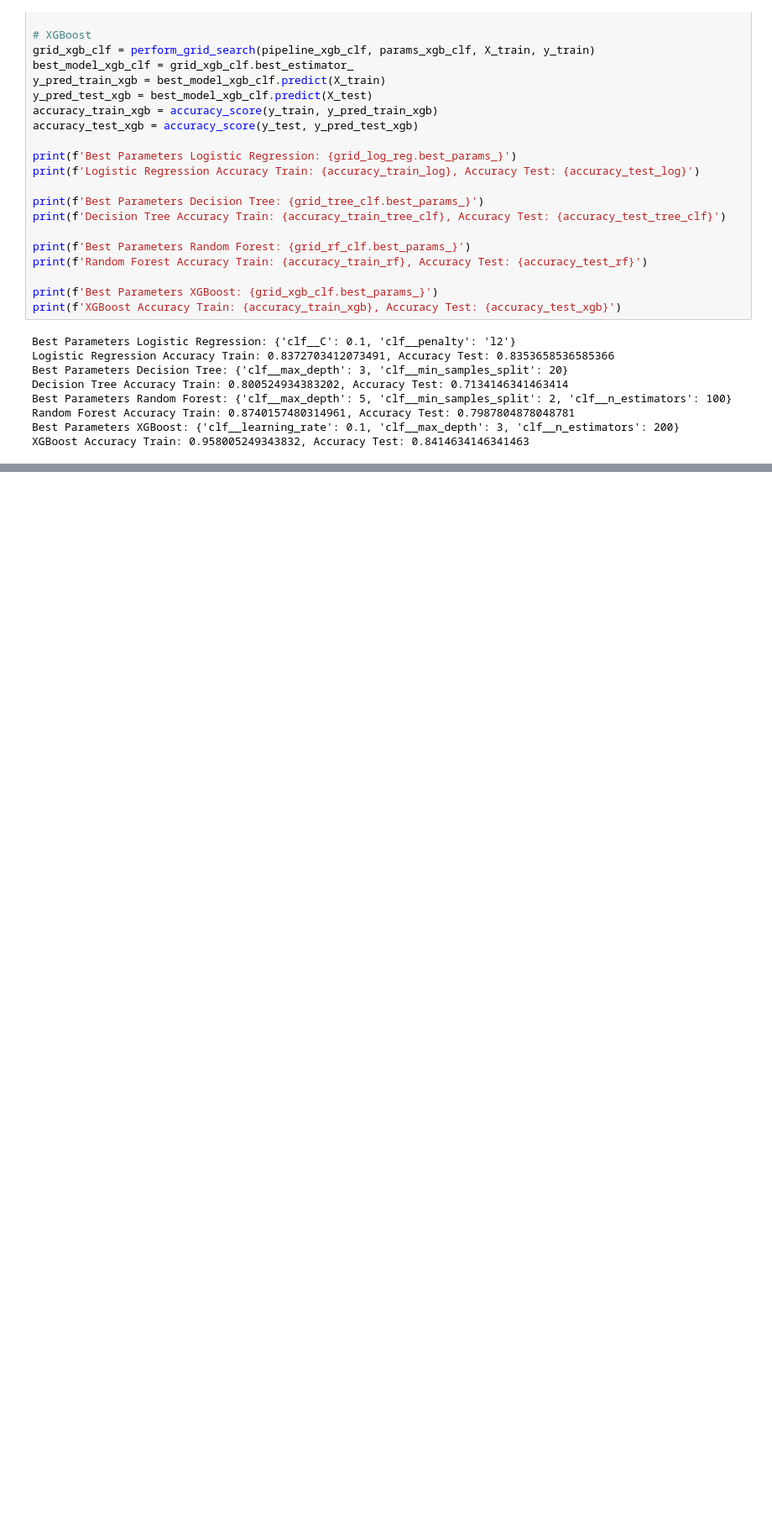
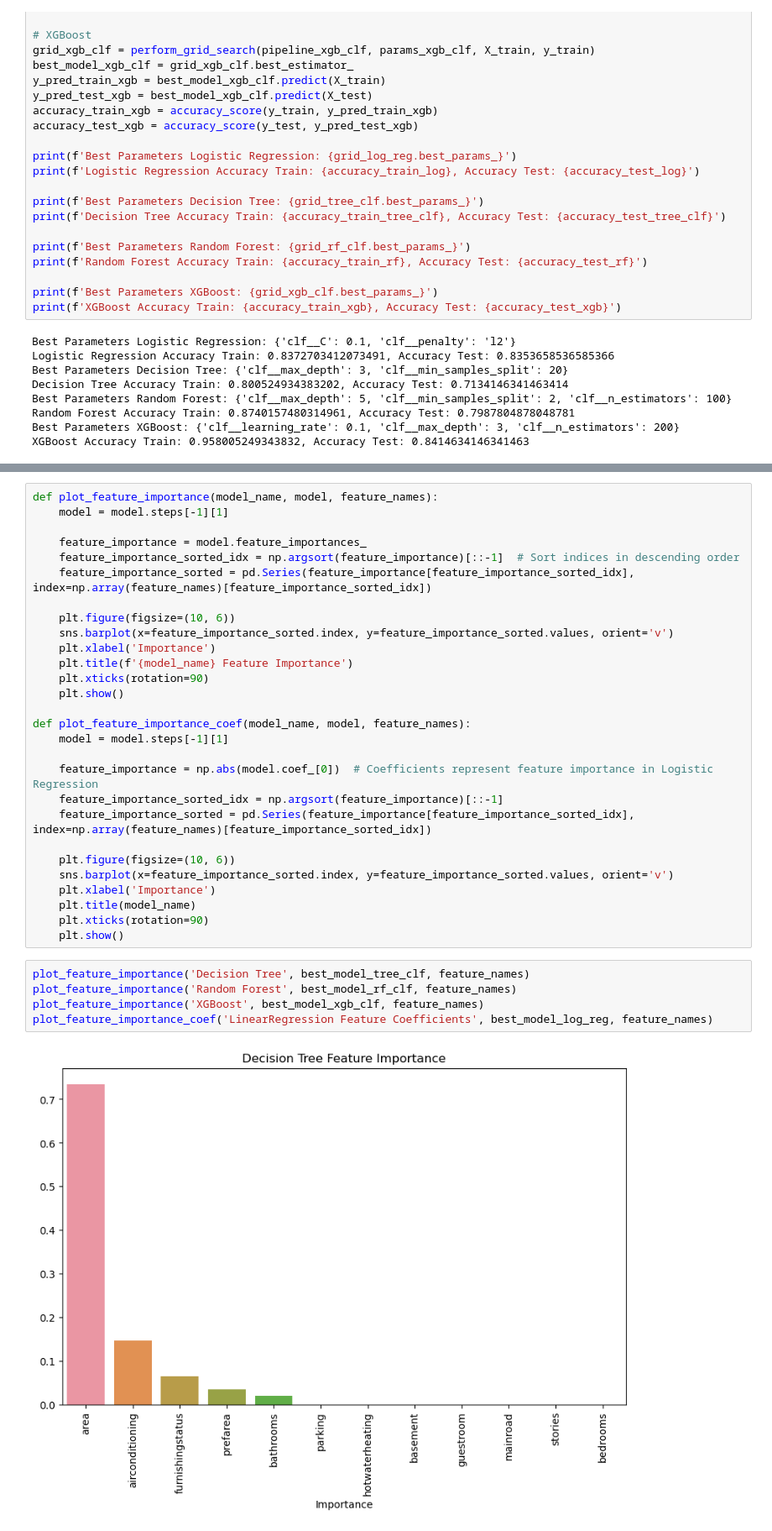
Before and after one commit to HITOfficial/data-mining, a Jupyter notebook: house-prices-prediction/housing-prices-prediction.ipynb, the cells around one changed output, grey strips where cells are left out. Shown at 84% size. Cells and saved outputs as stored; diff of their text form; blank space fills up the shorter version.

```diff
--- a/house-prices-prediction/housing-prices-prediction.ipynb
+++ b/house-prices-prediction/housing-prices-prediction.ipynb
@@ -480,0 +517,35 @@ plot_learning_curves(best_model_xgb_clf, X_train, y_train, X_test, y_test, 'XGBo
+# %%
+def plot_feature_importance(model_name, model, feature_names):
+    model = model.steps[-1][1]
+
+    feature_importance = model.feature_importances_
+    feature_importance_sorted_idx = np.argsort(feature_importance)[::-1]  # Sort indices in descending order
+    feature_importance_sorted = pd.Series(feature_importance[feature_importance_sorted_idx], index=np.array(feature_names)[feature_importance_sorted_idx])
+
+    plt.figure(figsize=(10, 6))
+    sns.barplot(x=feature_importance_sorted.index, y=feature_importance_sorted.values, orient='v')
+    plt.xlabel('Importance')
+    plt.title(f'{model_name} Feature Importance')
+    plt.xticks(rotation=90)
+    plt.show()
+
+def plot_feature_importance_coef(model_name, model, feature_names):
+    model = model.steps[-1][1]
+
+    feature_importance = np.abs(model.coef_[0])  # Coefficients represent feature importance in Logistic Regression
+    feature_importance_sorted_idx = np.argsort(feature_importance)[::-1]
+    feature_importance_sorted = pd.Series(feature_importance[feature_importance_sorted_idx], index=np.array(feature_names)[feature_importance_sorted_idx])
+
+    plt.figure(figsize=(10, 6))
+    sns.barplot(x=feature_importance_sorted.index, y=feature_importance_sorted.values, orient='v')
+    plt.xlabel('Importance')
+    plt.title(model_name)
+    plt.xticks(rotation=90)
+    plt.show()
+# %%
+plot_feature_importance('Decision Tree', best_model_tree_clf, feature_names)
+plot_feature_importance('Random Forest', best_model_rf_clf, feature_names)
+plot_feature_importance('XGBoost', best_model_xgb_clf, feature_names)
+plot_feature_importance_coef('LinearRegression Feature Coefficients', best_model_log_reg, feature_names)
+# %% [output]
+[figure, added]
```
Also changed, not shown: parts of 17 cells of this notebook.
